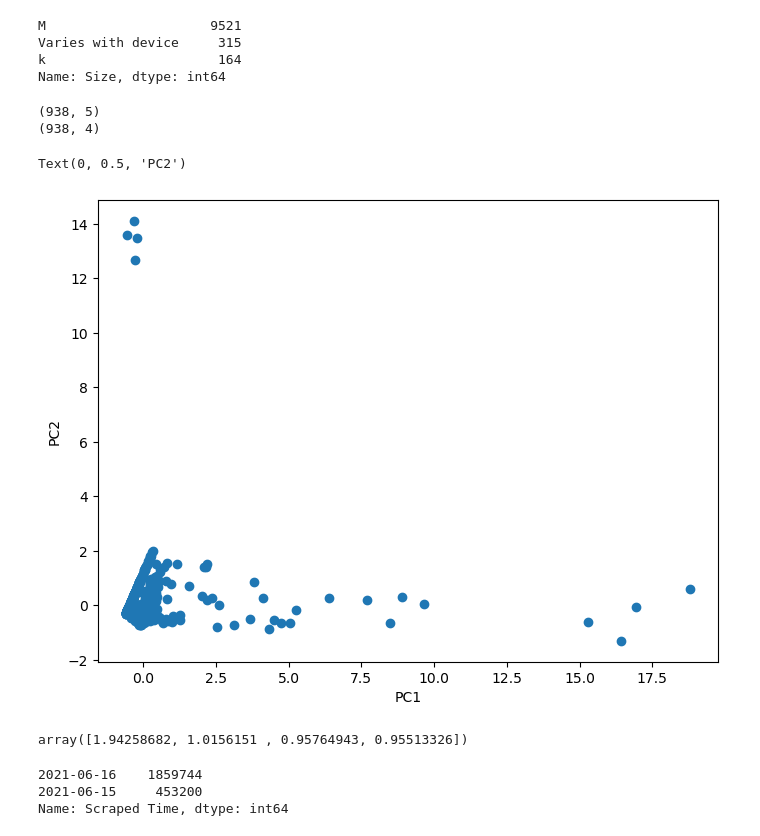
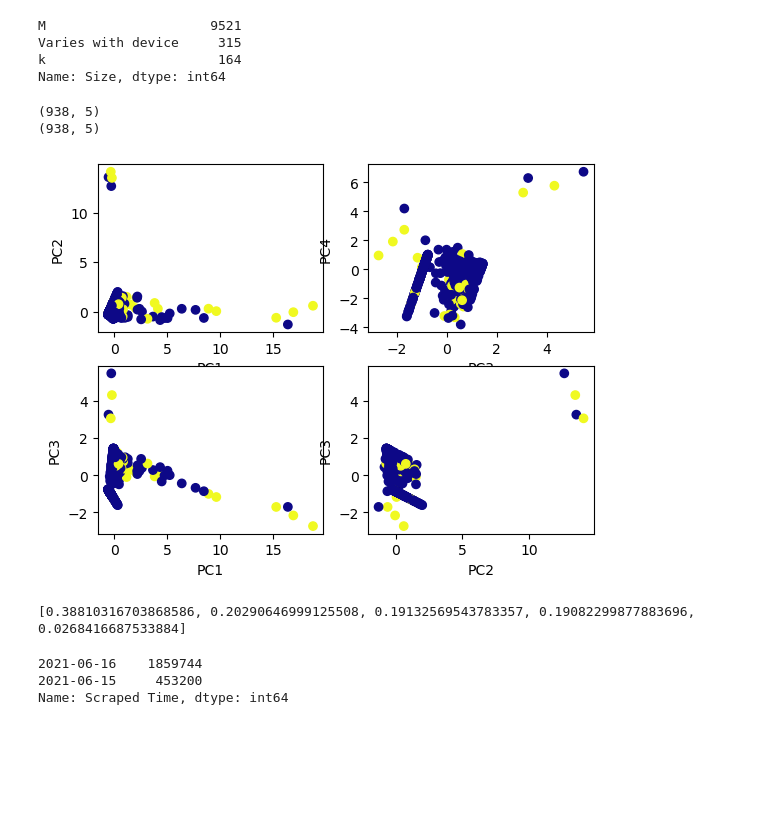
Before and after one commit to LSpekschoor/SDP_PO_123, a Jupyter notebook: Analyse-merged.ipynb, the cells around one changed output. Cells and saved outputs as stored; diff of their text form; code cells hidden in the pictures; blank space fills up the shorter version.

Commit message:
enhance pca with multiplot, color-coding and percentage var explained

```diff
--- a/Analyse-merged.ipynb
+++ b/Analyse-merged.ipynb
@@ -61,8 +61,9 @@ Name: Size, dtype: int64
 #Separate quantitative columns into a quantitative dataframe
 q_df = eng_df[['Rating', 'Rating Count', 'Maximum Installs', 'Price', 'Size']]
 standard_deviations = 3
-q_df = q_df[q_df.apply(lambda x: np.abs(x - x.mean()) / x.std() < standard_deviations)
-   .all(axis=1)]
+q_df_filter = q_df.apply(lambda x: np.abs(x - x.mean()) / x.std() < standard_deviations).all(axis=1)
+q_df = q_df[q_df_filter]
+eng_df = eng_df[q_df_filter]
 
 #Log-transform
 #Needs to be edited so it's only applied to some columns (e.g. installs but not rating)
@@ -82,7 +83,7 @@ scaler = StandardScaler()
 scaler.fit(q_df)
 scaled_qdf = scaler.transform(q_df)
 
-pca = PCA(n_components=4)
+pca = PCA(n_components=q_df.shape[1])
 pca.fit(scaled_qdf)
 
 x_pca = pca.transform(scaled_qdf)
@@ -90,20 +91,22 @@ print(scaled_qdf.shape)
 print(x_pca.shape)
 # %% [output]
 (938, 5)
-(938, 4)
+(938, 5)
-# %%
-pcs_oi = [1,2]
-plt.figure(figsize=(8,6))
-plt.scatter(x_pca[:,pcs_oi[0]-1],x_pca[:,pcs_oi[1]-1])
-plt.xlabel('PC'+str(pcs_oi[0]))
-plt.ylabel('PC'+str(pcs_oi[1]))
-# %% [output]
-Text(0, 0.5, 'PC2')
-[figure, removed]
-# %%
-pca.explained_variance_
-# %% [output]
-array([1.94258682, 1.0156151 , 0.95764943, 0.95513326])
+# %%
+pcs_oi = [[1,2], [3,4], [1,3], [2,3]]
+pca_fig, axs = plt.subplots(nrows = len(pcs_oi)//2, ncols=2)
+for i in range(len(pcs_oi)):
+    axs[i//2, i%2].scatter(x_pca[:,pcs_oi[i][0]-1],x_pca[:,pcs_oi[i][1]-1], c=eng_df['In App Purchases'], cmap='plasma')
+    axs[i//2, i%2].set_xlabel('PC'+str(pcs_oi[i][0]))
+    axs[i//2, i%2].set_ylabel('PC'+str(pcs_oi[i][1]))
+# %% [output]
+[figure, added]
+# %%
+pcs_explained_var = pca.explained_variance_
+pcs_explained_var_perc = [i / sum(pcs_explained_var) for i in pcs_explained_var]
+print(pcs_explained_var_perc)
+# %% [output]
+[0.38810316703868586, 0.20290646999125508, 0.19132569543783357, 0.19082299877883696, 0.0268416687533884]
 # %%
 pd.to_datetime(df['Scraped Time']).dt.date.value_counts()
 # %% [output]
```
